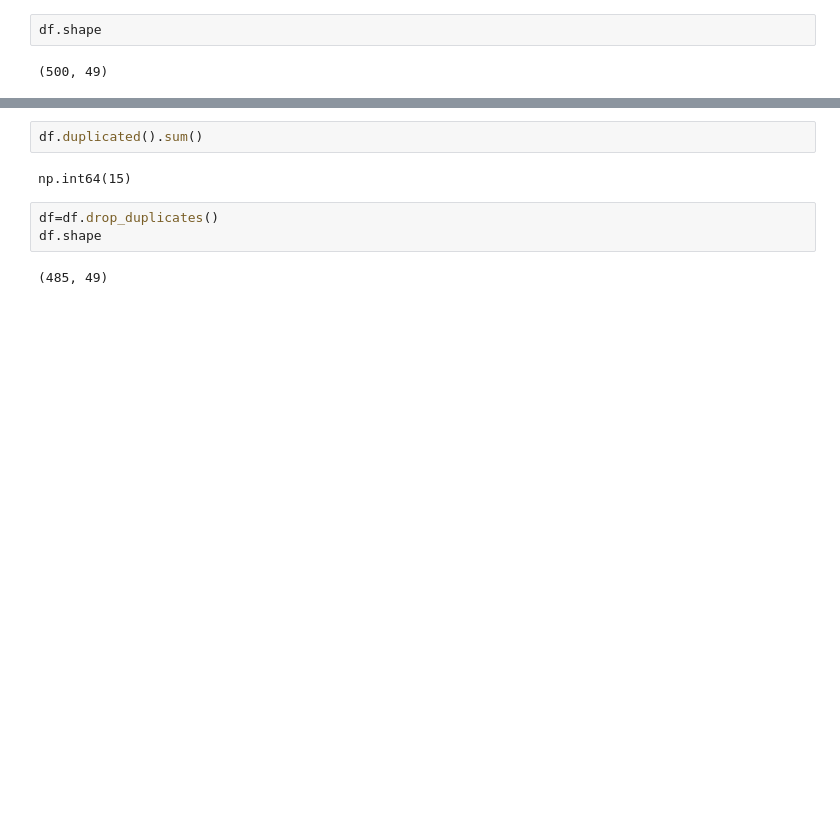
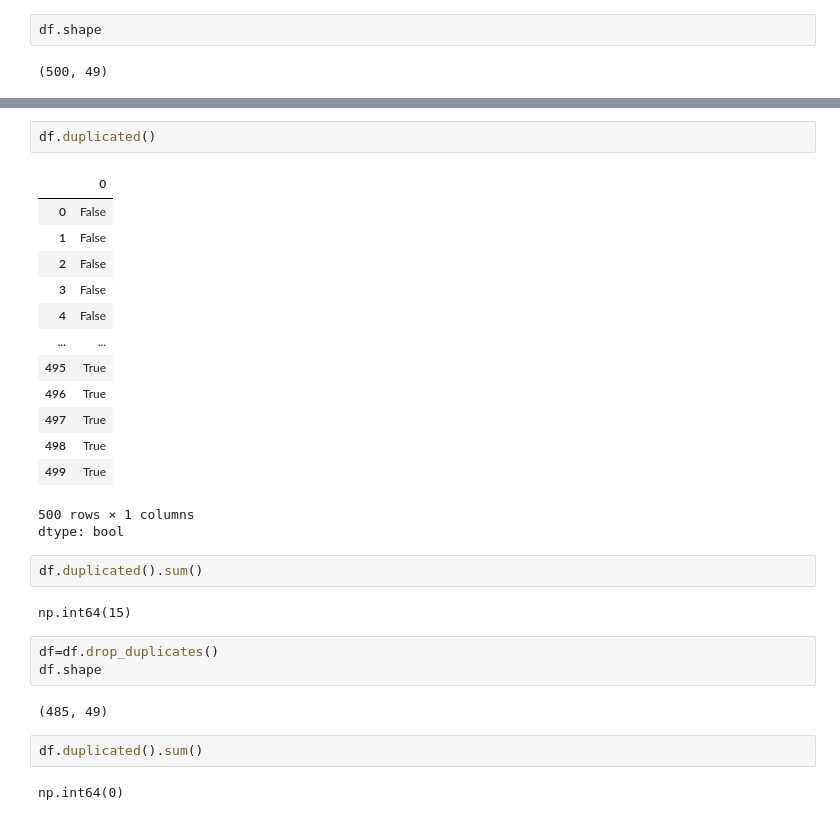
Before and after one commit to Jahanzaib-Portfolio/Machine-Learning, a Jupyter notebook: Data-Preprocessing/01_Data_Loading_and_Cleaning.ipynb, the cells around one changed output, grey strips where cells are left out. Cells and saved outputs as stored; diff of their text form; blank space fills up the shorter version.

```diff
--- a/Data-Preprocessing/01_Data_Loading_and_Cleaning.ipynb
+++ b/Data-Preprocessing/01_Data_Loading_and_Cleaning.ipynb
@@ -140,13 +145,34 @@ ChurnRiskScore        0
 dtype: int64
 # %%
-df.duplicated().sum()
+df.duplicated()
 # %% [output]
+|  | 0 |
+| 0 | False |
+| 1 | False |
+| 2 | False |
+| 3 | False |
+| 4 | False |
+| ... | ... |
+| 495 | True |
+| 496 | True |
+| 497 | True |
+| 498 | True |
+| 499 | True |
-np.int64(15)
+500 rows × 1 columns
+dtype: bool
+# %%
+df.duplicated().sum()
+# %% [output]
+np.int64(15)
 # %%
 df=df.drop_duplicates()
 df.shape
 # %% [output]
 (485, 49)
+# %%
+df.duplicated().sum()
+# %% [output]
+np.int64(0)
 # %%
 num_cols=df.select_dtypes(include='number').columns
 cat_cols=df.select_dtypes(exclude='number').columns
```
Also changed, not shown: parts of 14 cells of this notebook.
